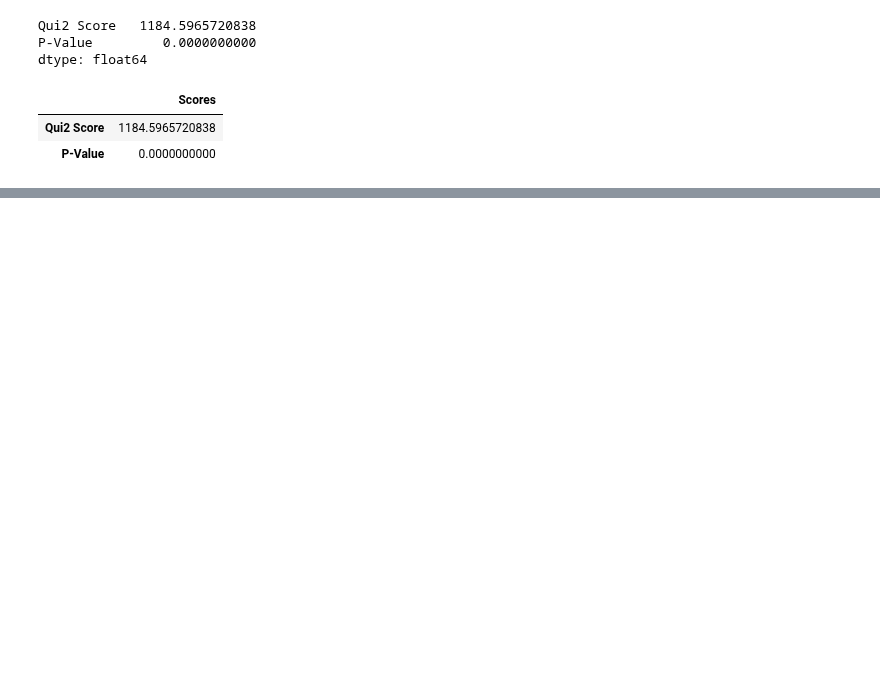
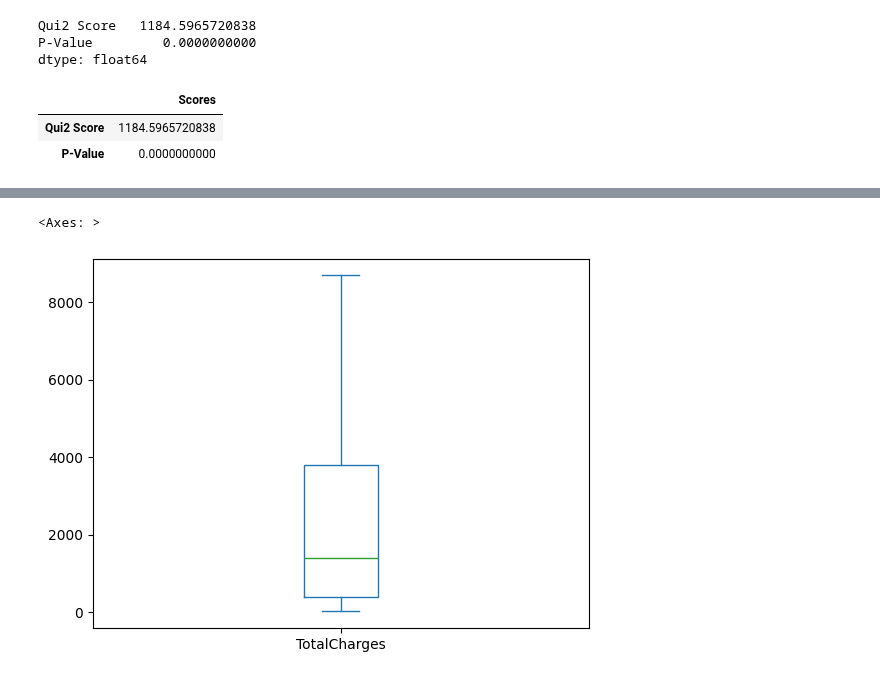
Before and after one commit to moniquemelo/machine-learning, a Jupyter notebook: aplicando-eda/datasets/03-aplicando-eda.ipynb, the cells around one changed output, grey strips where cells are left out. Cells and saved outputs as stored; diff of their text form; code cells hidden in the pictures; blank space fills up the shorter version.

```diff
--- a/aplicando-eda/datasets/03-aplicando-eda.ipynb
+++ b/aplicando-eda/datasets/03-aplicando-eda.ipynb
@@ -772,0 +1128,3 @@ podemos concluir que a associação entre as variáveis Churn e Contract é fort
+# %%
+# Remover linhas com valores nulos
+df_churn.dropna(axis=0,inplace=True)
@@ -772,0 +1151,5 @@ podemos concluir que a associação entre as variáveis Churn e Contract é fort
+# %%
+df_churn['TotalCharges'].plot.box()
+# %% [output]
+<Axes: >
+[figure, added]
```
Also changed, not shown: parts of 60 cells of this notebook.
